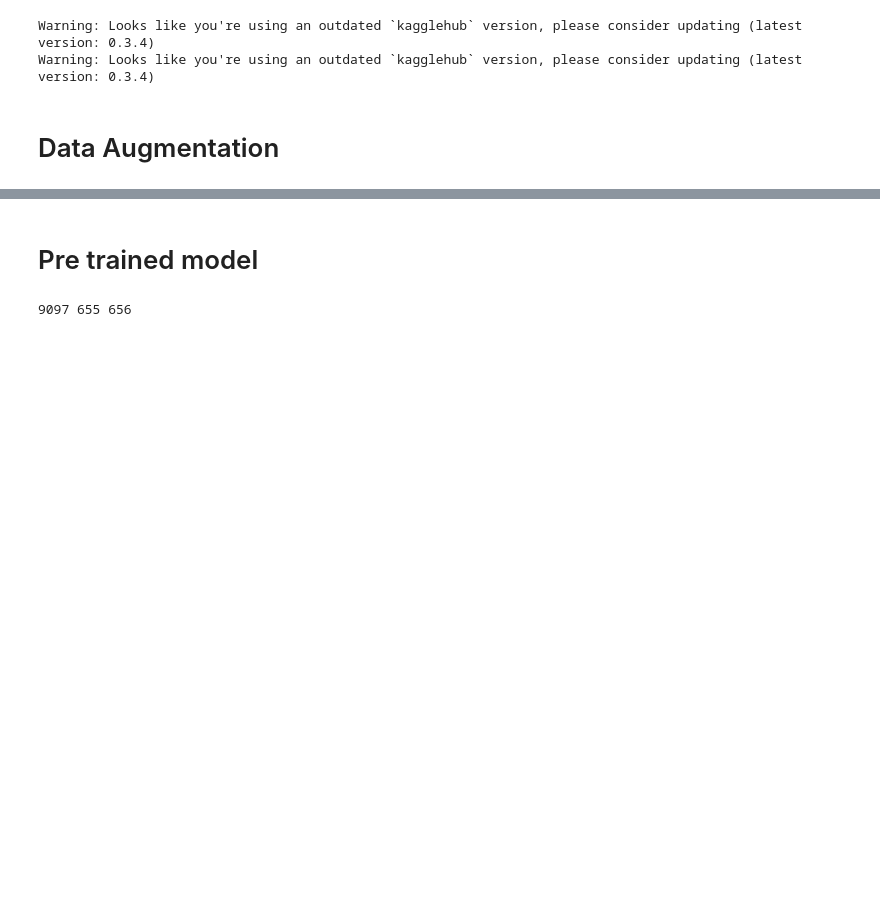
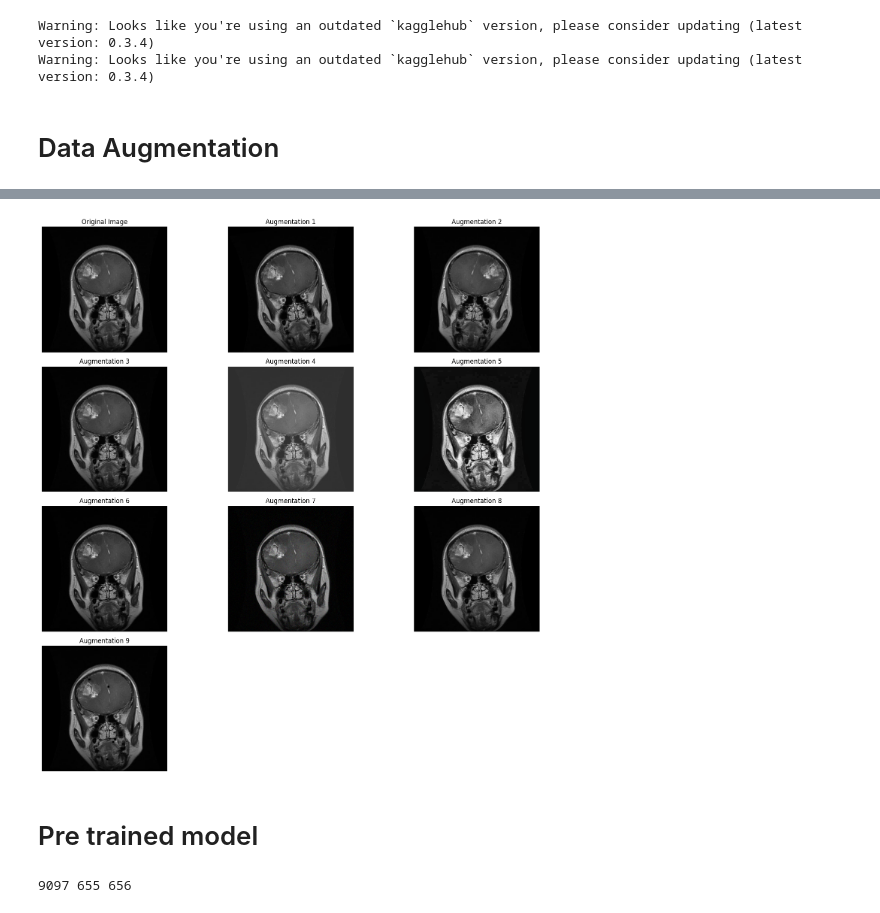
Before and after one commit to Andreas691667/DL24Project, a Jupyter notebook: vit_pretrained.ipynb, the cells around one changed output, grey strips where cells are left out. Saved outputs shown, nothing was run; the diff lists cells and outputs as text; code cells hidden in the pictures; blank space fills up the shorter version.

Commit message:
added sensible augmentations and code to visualize the individual augmentations

```diff
--- a/vit_pretrained.ipynb
+++ b/vit_pretrained.ipynb
@@ -47,0 +31,22 @@ KeyboardInterrupt:
+# %%
+augmentations = A.Compose([
+    # Geometric transformations
+    A.Rotate(limit=30., border_mode=cv2.BORDER_CONSTANT, p=0.4), # Simulates slight differences in patient orientation during the scan.
+    A.HorizontalFlip(p=0.6),  # Random horizontal flip
+	A.ElasticTransform(alpha=1.0, sigma=50.0, p=0.2), # simulates the deformation of the brain tissue during the scan
+
+	# intensity and contrast transformations
+    A.RandomBrightnessContrast(p=0.4),  # Mimics variations in scanner settings or patient-specific image intensity
+    A.CLAHE(p=.3),  # Contrast Limited Adaptive Histogram Equalization (to enhance local contrast)
+    A.RandomGamma(p=.3),  # Random gamma adjustment for exposure variance
+
+	# Noise and artifacts
+    A.GaussNoise(p=.4),  # Simulates random noise in the image from the scanning process
+    A.ImageCompression(quality_range=(60, 95), p=0.2),  # Simulates image compression artifacts
+    A.CoarseDropout(max_holes=8, max_height=8, max_width=8, p=0.2),  # Simulates missing parts of the image
+])
+
+train_dataset = btd.BrainTumorDataset(btd.TRAIN_DATA_PATH)
+btd.show_augmentations(train_dataset[0][0], augmentations)
+# %% [output]
+[figure, added]
```
Also changed, not shown: parts of 3 cells of this notebook, 1 other file.
